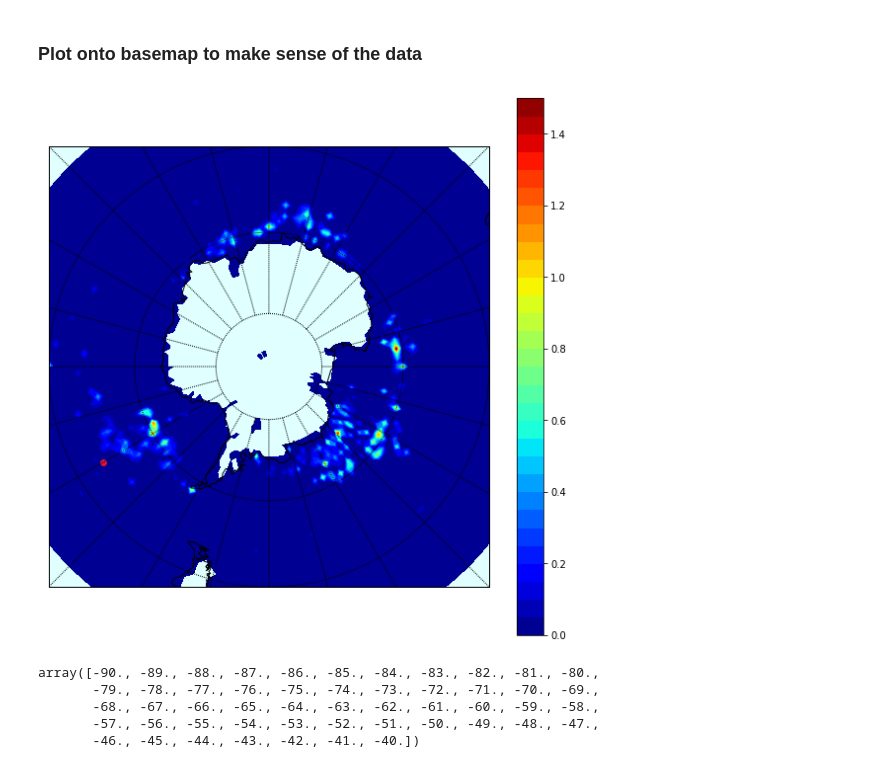
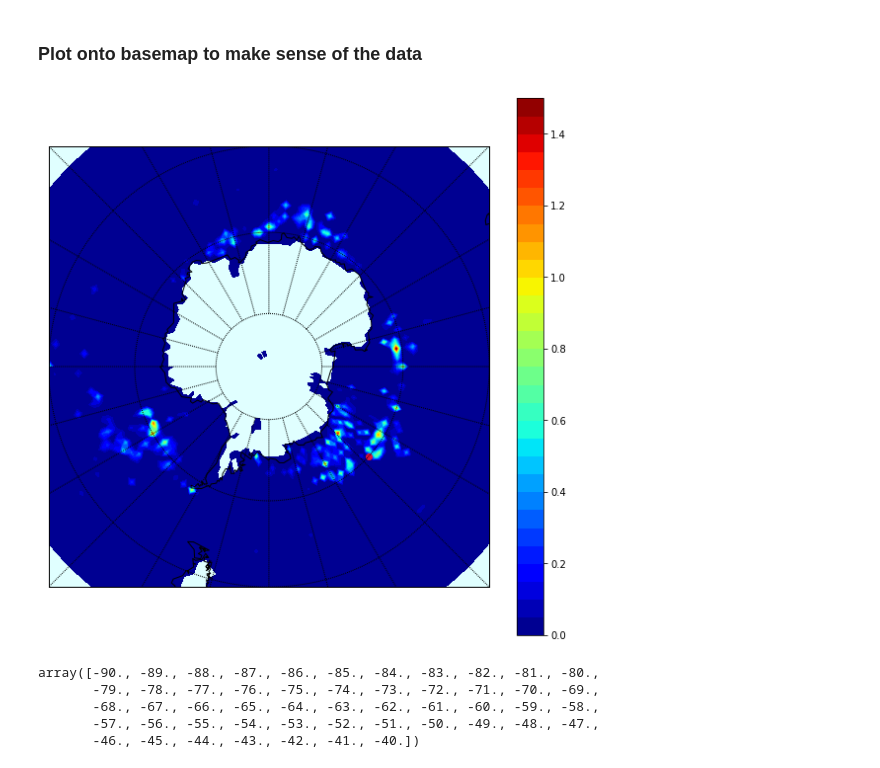
Before and after one commit to codeybear/Icebergs, a Jupyter notebook: ALTIBERG.ipynb, the cells around one changed output. Drawn from its saved outputs; the diff is of its cells as text; code cells hidden in the pictures.

```diff
--- a/ALTIBERG.ipynb
+++ b/ALTIBERG.ipynb
@@ -232,32 +240,31 @@ cannot be safely cast to variable data type
 # %%
 # Useful south pole stereographic link
 # Shows how to plot points as well
 #https://stackoverflow.com/questions/45302485/matplotlib-focus-on-specific-lon-lat-using-spstere-projection
 
 # create a map
 plt.figure(figsize=(10,10))
 m = Basemap(projection = 'spstere', boundinglat = -50, lon_0 = 270)
 sea_color = 'lightcyan'
 
 # set any desired features
 m.drawcoastlines()
 m.drawmapboundary(fill_color = sea_color)
 m.drawparallels(np.arange(-80, 81, 15))
 m.drawmeridians(np.arange(-180, 180, 15))
 
 x, y = m(*np.meshgrid(lonvals, latvals))
 
 # make filled contour plot.`
 m.contourf(x, y, ice2d, 30, cmap = plt.cm.jet)
 plt.colorbar(orientation="vertical")
 
-xll, yll = m(-65,-138) # <-- find those points by looking at meridians and parallels
-xur, yur = m(-30,-55)
-m.scatter([xll,xur], [yll, yur], c="crimson")
+x, y = m(-138,-65) # <-- find those points by looking at meridians and parallels
+m.scatter(x, y, c="crimson")
 
 plt.show()
 # %% [output]
-[figure, old version]
+[figure, new version]
 # %%
 latvals
 # %% [output]
```
Also changed, not shown: parts of 2 cells of this notebook, 2 other files.
